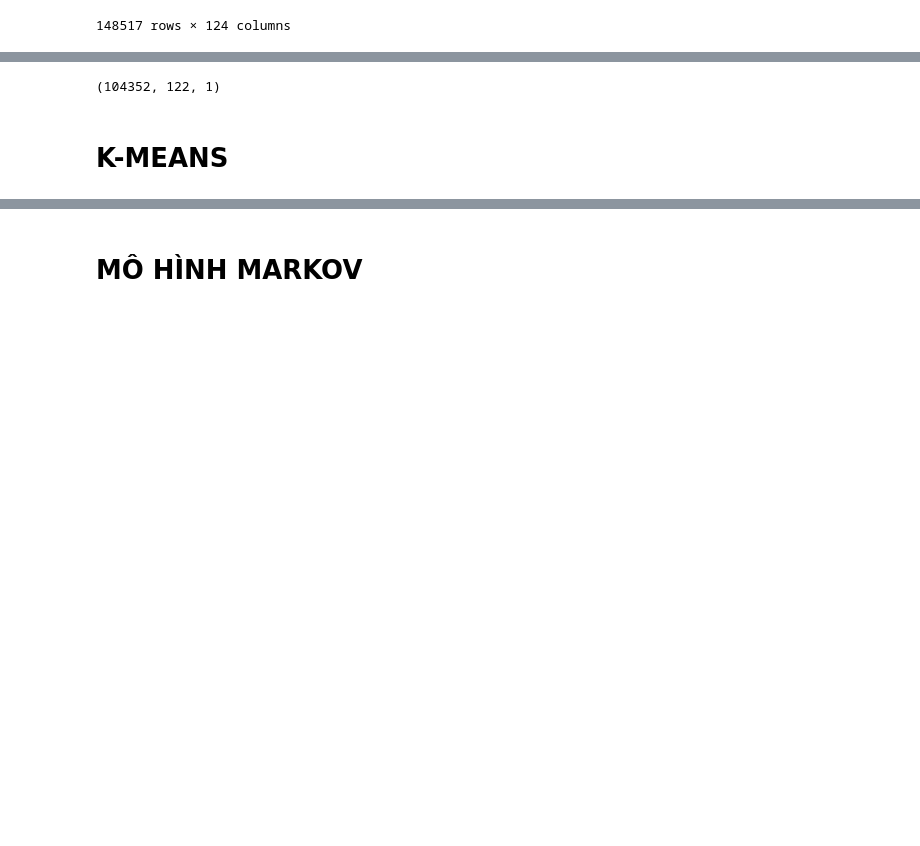
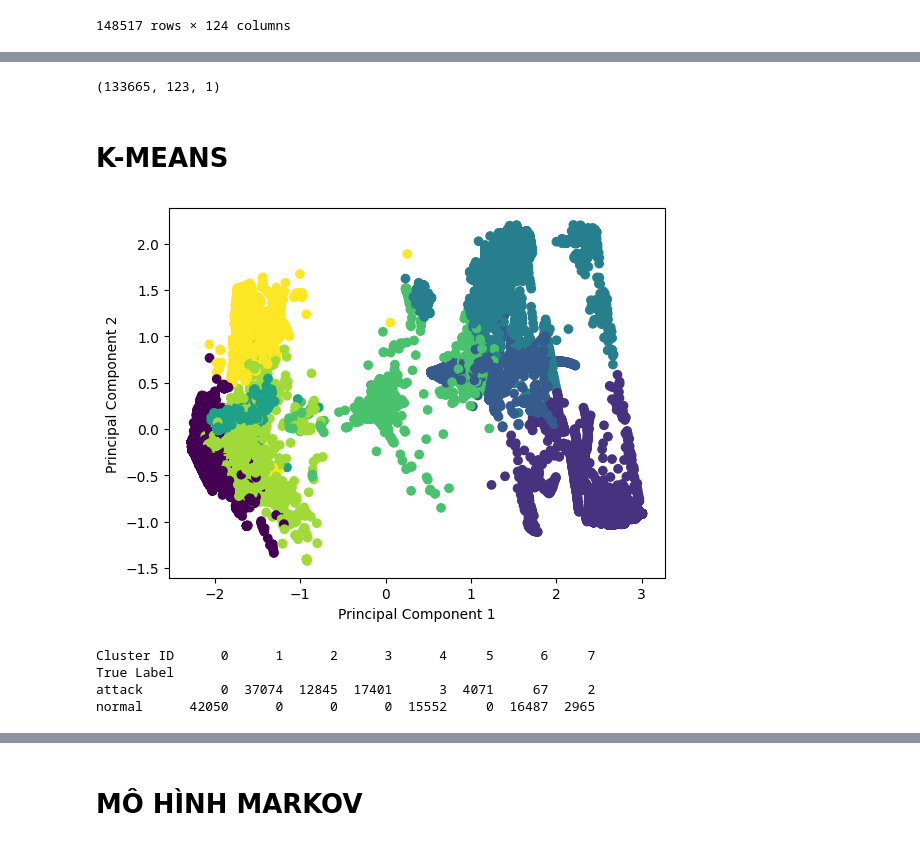
Before and after one commit to tranosa25/Machine-Learning, a Jupyter notebook: LAB6.ipynb, the cells around one changed output, grey strips where cells are left out. Cells and saved outputs as stored; diff of their text form; code cells hidden in the pictures; blank space fills up the shorter version.

```diff
--- a/LAB6.ipynb
+++ b/LAB6.ipynb
@@ -174,35 +172,41 @@ print(YDoS_test.shape)
-# %%
-XDoS_train.shape
-# %% [output]
-(104352, 122, 1)
+# %%
+X_train.shape
+# %% [output]
+(133665, 123, 1)
 # %% [markdown]
 # K-MEANS
-# %%
-n_clusters = 8
-kmeans = KMeans(n_clusters=n_clusters, random_state=42)
-kmeans.fit(X_train)
-
-# Chiết xuất đặc trưng của các cụm tấn công
-cluster_features = []
-for i in range(n_clusters):
-    indices = np.where(kmeans.labels_ == i)[0]
-    cluster_data = X_train[indices]
-    cluster_feature = np.mean(cluster_data, axis=0)
-    cluster_features.append(cluster_feature)
-
-# Sử dụng đặc trưng để huấn luyện mô hình
-clf = RandomForestClassifier(random_state=42)
-clf.fit(cluster_features, range(n_clusters))
-
-# Dự đoán cụm của các dữ liệu test
-test_cluster_labels = kmeans.predict(X_test)
-
-# Dự đoán nhãn tấn công của các dữ liệu test
-test_pred = np.zeros_like(y_test)
-for i in range(len(test_pred)):
-    cluster_feature = cluster_features[test_cluster_labels[i]]
-    test_pred[i] = clf.predict([cluster_feature])
-
-# Đánh giá kết quả bằng confusion matrix
-confusion = confusion_matrix(y_test, test_pred)
-print(confusion)
+# %%
+Kmeans_clustering =KMeans(n_clusters=8).fit(X_train)
+Kmeans_clustered = X_train.copy()
+Kmeans_clustered.loc[:,'Cluster'] = Kmeans_clustering.labels_ # append labels to points
+# %%
+from sklearn.decomposition import PCA
+
+# Giảm số chiều dữ liệu xuống còn 2
+pca = PCA(n_components=2)
+X_reduced = pca.fit_transform(X_train)
+
+# Trực quan hóa dữ liệu với scatter plot
+plt.scatter(X_reduced[:, 0], X_reduced[:, 1], c=Kmeans_clustering.labels_, cmap='viridis')
+plt.xlabel('Principal Component 1')
+plt.ylabel('Principal Component 2')
+plt.show()
+# %% [output]
+[figure, added]
+# %%
+# Convert target variable to binary classification
+y = y_train.apply(lambda x: 'normal' if x == 4 else 'attack')
+
+# Label the data points with cluster IDs
+labels = Kmeans_clustering.labels_
+
+# Create a DataFrame to store attack points
+
+
+# Evaluate the clustering with crosstab
+print(pd.crosstab(y, labels, rownames=['True Label'], colnames=['Cluster ID']))
+# %% [output]
+Cluster ID      0      1      2      3      4     5      6     7
+True Label
+attack          0  37074  12845  17401      3  4071     67     2
+normal      42050      0      0      0  15552     0  16487  2965
```
Also changed, not shown: parts of 38 cells of this notebook, 3 other files.
